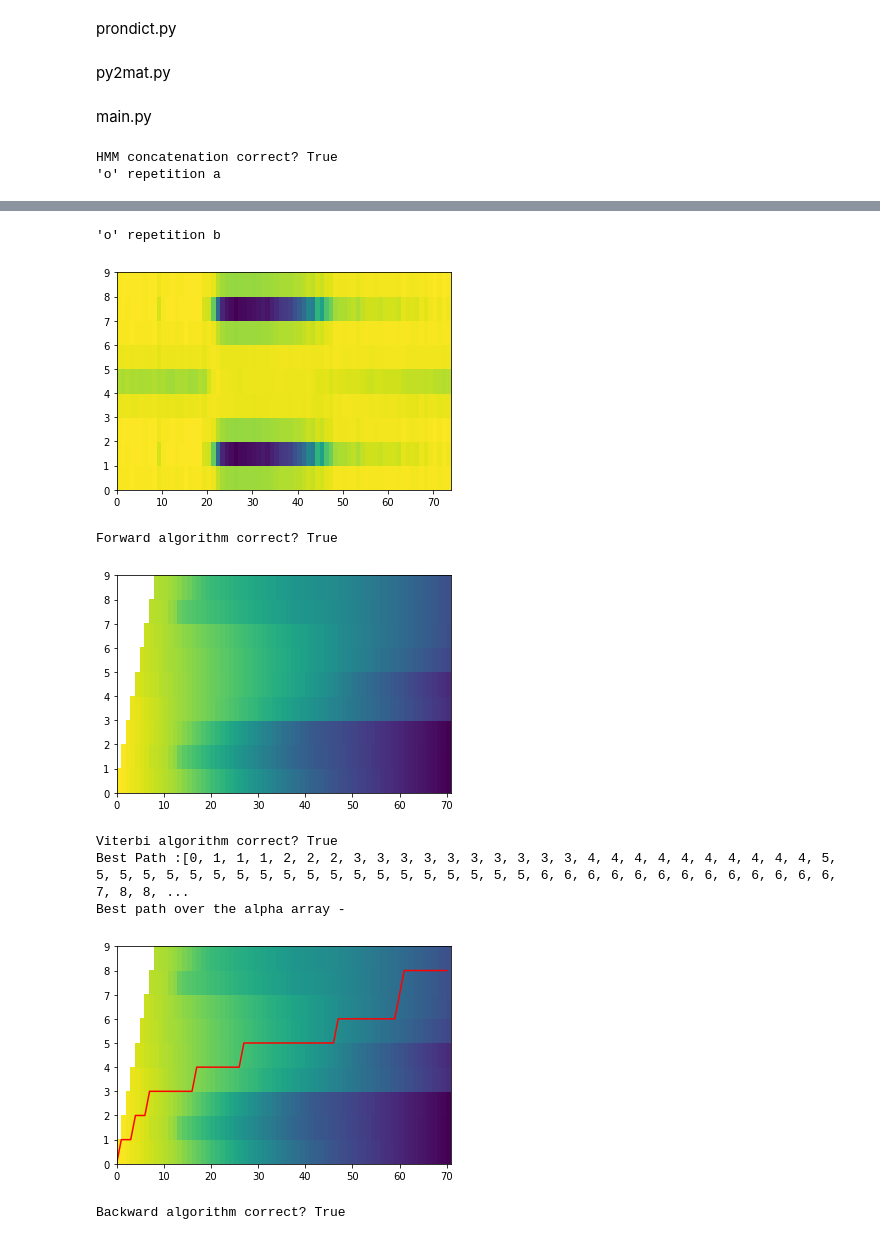
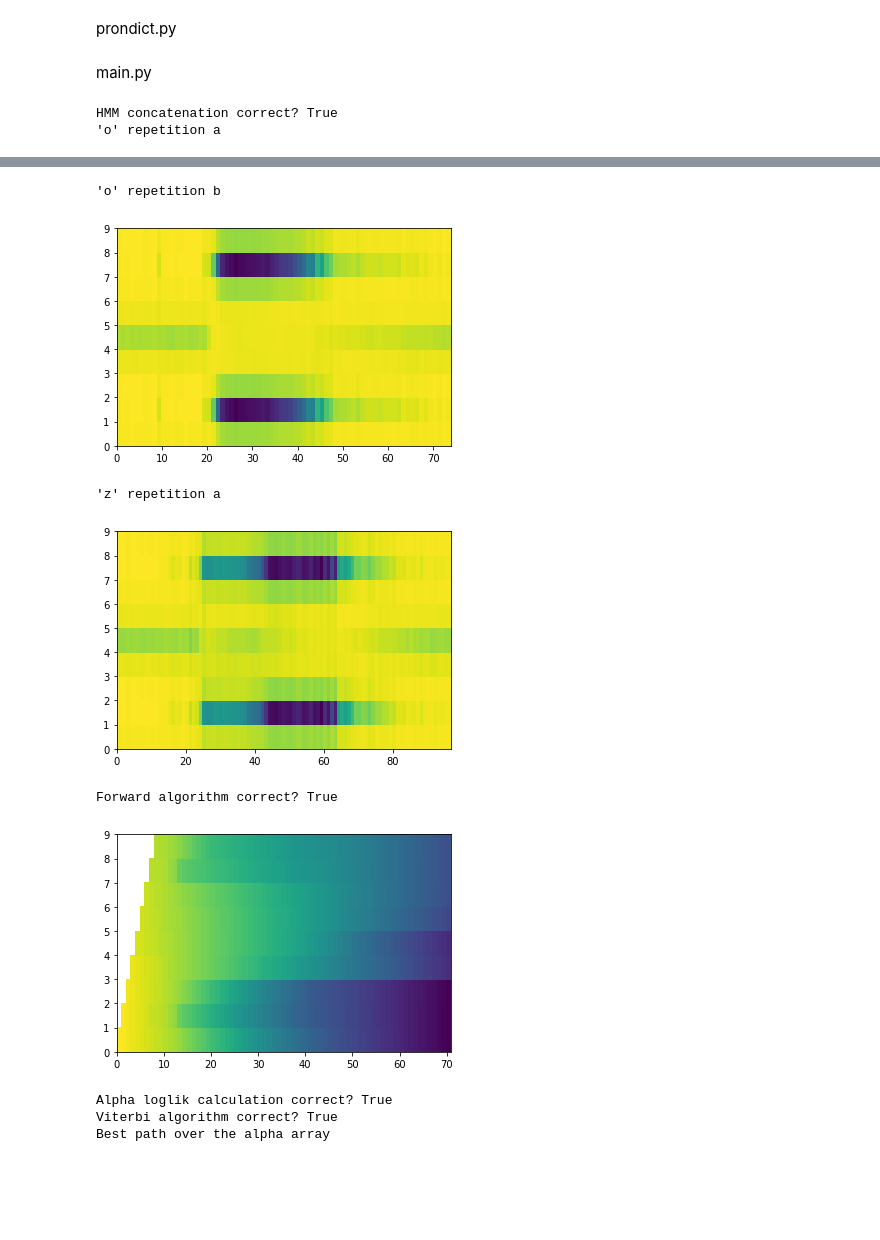
Before and after one commit to letsGoBharat/Speech-and-Speaker-Recognition, a Jupyter notebook: HMM_Gaussian_Emissions/HMM.ipynb, the cells around one changed output, grey strips where cells are left out. Cells and saved outputs as stored; diff of their text form; code cells hidden in the pictures; blank space fills up the shorter version.

Commit message:
Posteriors for GMM and HMM and Baum Welch Training implemented

```diff
--- a/HMM_Gaussian_Emissions/HMM.ipynb
+++ b/HMM_Gaussian_Emissions/HMM.ipynb
@@ -343,5 +455,3 @@ prondict['6'] = ['s', 'ih', 'k', 's']
 prondict['7'] = ['s', 'eh', 'v', 'ah', 'n']
 prondict['8'] = ['ey', 't']
 prondict['9'] = ['n', 'ay', 'n']
-# %% [markdown]
-py2mat.py
@@ -394,58 +488,66 @@ print("\'o\' repetition a")
 plot_colormesh(log_multivariate_normal_density_diag(data[0]['lmfcc'], wordHMMs_ones['o']['means'], wordHMMs_ones['o']['covars']))
 print("\'o\' repetition b")
 plot_colormesh(log_multivariate_normal_density_diag(data[1]['lmfcc'], wordHMMs_ones['o']['means'], wordHMMs_ones['o']['covars']))
+print("\'z\' repetition a")
+plot_colormesh(log_multivariate_normal_density_diag(data[2]['lmfcc'], wordHMMs_ones['o']['means'], wordHMMs_ones['o']['covars']))
 
 
 # Verify forward function correctness
 alpha = forward(example['obsloglik'], np.log(wordHMMs_ones['o']['startprob']), np.log(wordHMMs_ones['o']['transmat']))
 print("Forward algorithm correct? " + str(np.allclose(alpha, example['logalpha'])))
 plot_colormesh(alpha)
+print("Alpha loglik calculation correct? " + str(np.allclose(logsumexp(alpha[-1]), example['loglik']))) # not sure of this is what the question meant!
 
 
 # Verify viterbi function correctness
 viterbi_loglik, viterbi_path = viterbi(example['obsloglik'], np.log(wordHMMs_ones['o']['startprob']), np.log(wordHMMs_ones['o']['transmat']), True)
 print("Viterbi algorithm correct? " + str(np.allclose(viterbi_loglik, example['vloglik'])))
 
-print('Best Path :' + str(viterbi_path))
+#print('Best Path :' + str(viterbi_path))
 
-print("Best path over the alpha array - ")
+print("Best path over the alpha array")
 plot_overlay(alpha, viterbi_path)
 
-
 #Alpha Viterbi Performance
-check_alpha = False
+check_alpha = True
 check_viterbi = True
-
-#alpha_veterbi_performance(data, check_alpha, check_viterbi)
+alpha_viterbi_performance(data, check_alpha, check_viterbi)
 
 # Verify backward function correctness
 beta = backward(example['obsloglik'], np.log(wordHMMs_ones['o']['startprob']), np.log(wordHMMs_ones['o']['transmat']))
 print("Backward algorithm correct? " + str(np.allclose(beta, example['logbeta'])))
 plot_colormesh(beta)
-print(np.allclose(logsumexp(np.log(wordHMMs_ones['o']['startprob'][:-1]) + example['obsloglik'][0, :] + beta[0]), example['loglik']))
+print("Beta loglik calculation correct? " + str(np.allclose(logsumexp(np.log(wordHMMs_ones['o']['startprob'][:-1]) + example['obsloglik'][0, :] + beta[0]), example['loglik'])))
 
-# Verify backward function correctness
+# Verify posteriors function correctness
 log_gamma = statePosteriors(alpha, beta)
+print("State Posteriors algorithm correct? " + str(np.allclose(np.sum(np.exp(log_gamma), 1), np.ones((1, log_gamma.shape[0])))))
 plot_colormesh(log_gamma)
+
+print("Best path over the gamma array")
+plot_overlay(log_gamma, viterbi_path)
+
 # shows most probable states across the sequence
+print("Shows most probable states across the sequence")
 print(np.sum(np.exp(log_gamma), 0))
-# sum up to 1
-print(np.sum(np.exp(log_gamma), 1))
 # number of timesteps
+print("Shows number of timesteps")
 print(np.sum(np.exp(log_gamma)))
 
-# gmm = GMM(n_components=13)
-# print(gmm.means)
+
+for digit in prondict.keys():
+  print(digit)
+  model = train(data[10]['lmfcc'], wordHMMs_all[digit])
 # %% [output]
 HMM concatenation correct? True
 'o' repetition a
 [figure]
 'o' repetition b
 [figure]
-Forward algorithm correct? True
+'z' repetition a
-[figure, old version]
+[figure, new version]
-Viterbi algorithm correct? True
-Best Path :[0, 1, 1, 1, 2, 2, 2, 3, 3, 3, 3, 3, 3, 3, 3, 3, 3, 4, 4, 4, 4, 4, 4, 4, 4, 4, 4, 5, 5, 5, 5, 5, 5, 5, 5, 5, 5, 5, 5, 5, 5, 5, 5, 5, 5, 5, 5, 6, 6, 6, 6, 6, 6, 6, 6, 6, 6, 6, 6, 6, 7, 8, 8, ...
-Best path over the alpha array -
+Forward algorithm correct? True
-[figure, old version]
+[figure, new version]
-Backward algorithm correct? True
+Alpha loglik calculation correct? True
+Viterbi algorithm correct? True
+Best path over the alpha array
```
Also changed, not shown: parts of 5 cells of this notebook.
